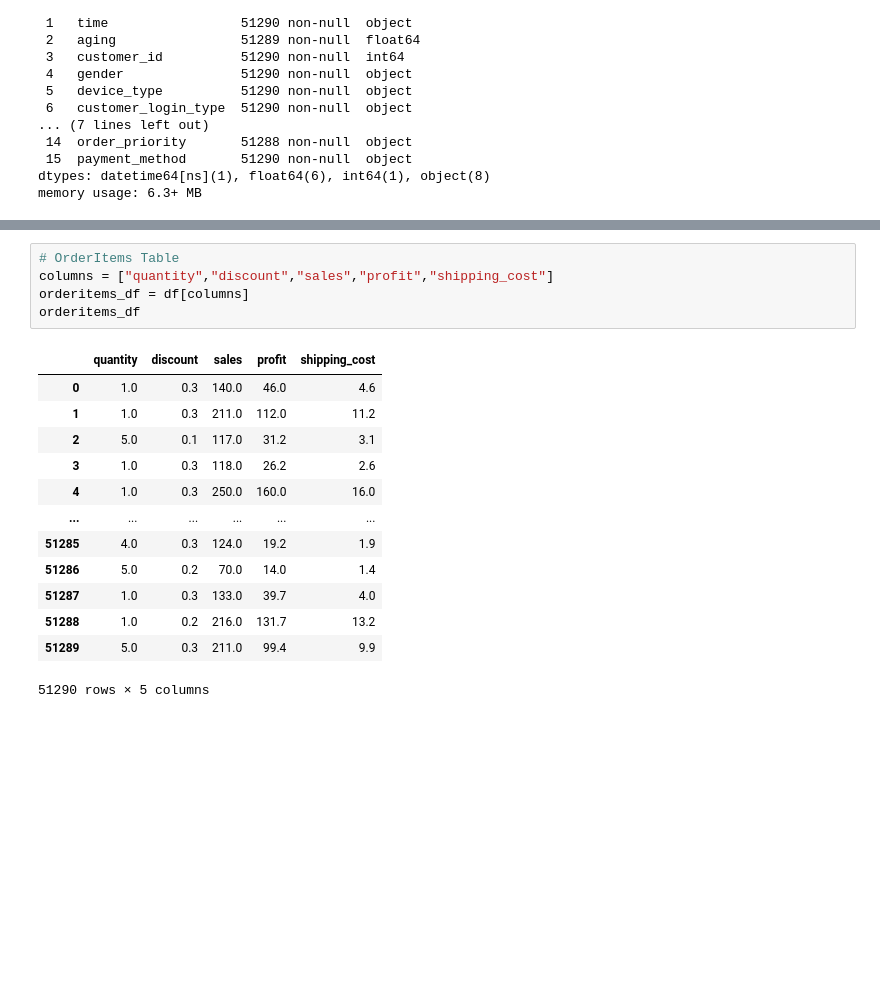
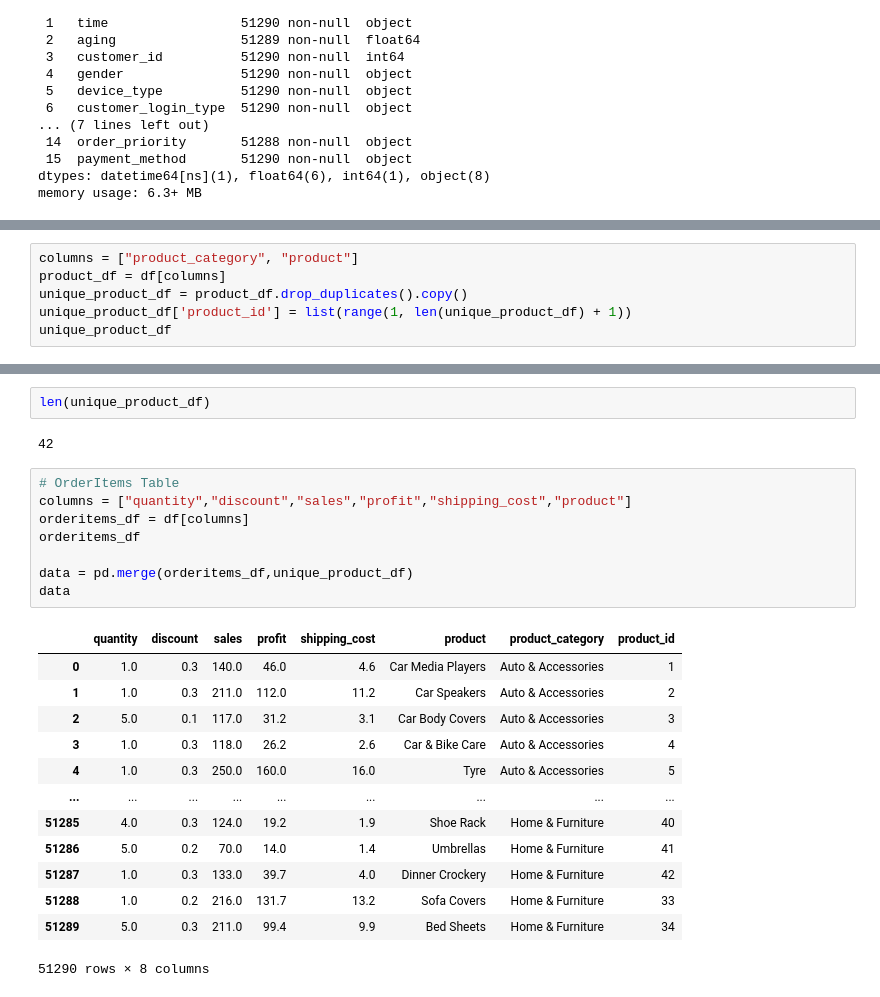
Before and after one commit to Iyanuvicky22/ecommerce_database_analytics, a Jupyter notebook: notebook/data_modelling.ipynb, the cells around one changed output, grey strips where cells are left out. Saved outputs shown, nothing was run; the diff lists cells and outputs as text; blank space fills up the shorter version.

```diff
--- a/notebook/data_modelling.ipynb
+++ b/notebook/data_modelling.ipynb
@@ -141,0 +168,6 @@ product_df
+# %%
+columns = ["product_category", "product"]
+product_df = df[columns]
+unique_product_df = product_df.drop_duplicates().copy()
+unique_product_df['product_id'] = list(range(1, len(unique_product_df) + 1))
+unique_product_df
@@ -142,19 +205,26 @@ product_df
+# %%
+len(unique_product_df)
+# %% [output]
+42
 # %%
 # OrderItems Table
-columns = ["quantity","discount","sales","profit","shipping_cost"]
+columns = ["quantity","discount","sales","profit","shipping_cost","product"]
 orderitems_df = df[columns]
 orderitems_df
+
+data = pd.merge(orderitems_df,unique_product_df)
+data
 # %% [output]
-|  | quantity | discount | sales | profit | shipping_cost |
-| 0 | 1.0 | 0.3 | 140.0 | 46.0 | 4.6 |
-| 1 | 1.0 | 0.3 | 211.0 | 112.0 | 11.2 |
-| 2 | 5.0 | 0.1 | 117.0 | 31.2 | 3.1 |
-| 3 | 1.0 | 0.3 | 118.0 | 26.2 | 2.6 |
-| 4 | 1.0 | 0.3 | 250.0 | 160.0 | 16.0 |
-| ... | ... | ... | ... | ... | ... |
-| 51285 | 4.0 | 0.3 | 124.0 | 19.2 | 1.9 |
-| 51286 | 5.0 | 0.2 | 70.0 | 14.0 | 1.4 |
-| 51287 | 1.0 | 0.3 | 133.0 | 39.7 | 4.0 |
-| 51288 | 1.0 | 0.2 | 216.0 | 131.7 | 13.2 |
-| 51289 | 5.0 | 0.3 | 211.0 | 99.4 | 9.9 |
+|  | quantity | discount | sales | profit | shipping_cost | product | product_category | product_id |
+| 0 | 1.0 | 0.3 | 140.0 | 46.0 | 4.6 | Car Media Players | Auto & Accessories | 1 |
+| 1 | 1.0 | 0.3 | 211.0 | 112.0 | 11.2 | Car Speakers | Auto & Accessories | 2 |
+| 2 | 5.0 | 0.1 | 117.0 | 31.2 | 3.1 | Car Body Covers | Auto & Accessories | 3 |
+| 3 | 1.0 | 0.3 | 118.0 | 26.2 | 2.6 | Car & Bike Care | Auto & Accessories | 4 |
+| 4 | 1.0 | 0.3 | 250.0 | 160.0 | 16.0 | Tyre | Auto & Accessories | 5 |
+| ... | ... | ... | ... | ... | ... | ... | ... | ... |
+| 51285 | 4.0 | 0.3 | 124.0 | 19.2 | 1.9 | Shoe Rack | Home & Furniture | 40 |
+| 51286 | 5.0 | 0.2 | 70.0 | 14.0 | 1.4 | Umbrellas | Home & Furniture | 41 |
+| 51287 | 1.0 | 0.3 | 133.0 | 39.7 | 4.0 | Dinner Crockery | Home & Furniture | 42 |
+| 51288 | 1.0 | 0.2 | 216.0 | 131.7 | 13.2 | Sofa Covers | Home & Furniture | 33 |
+| 51289 | 5.0 | 0.3 | 211.0 | 99.4 | 9.9 | Bed Sheets | Home & Furniture | 34 |
-51290 rows × 5 columns
+51290 rows × 8 columns
```
Also changed, not shown: parts of 13 cells of this notebook, 5 other files.
